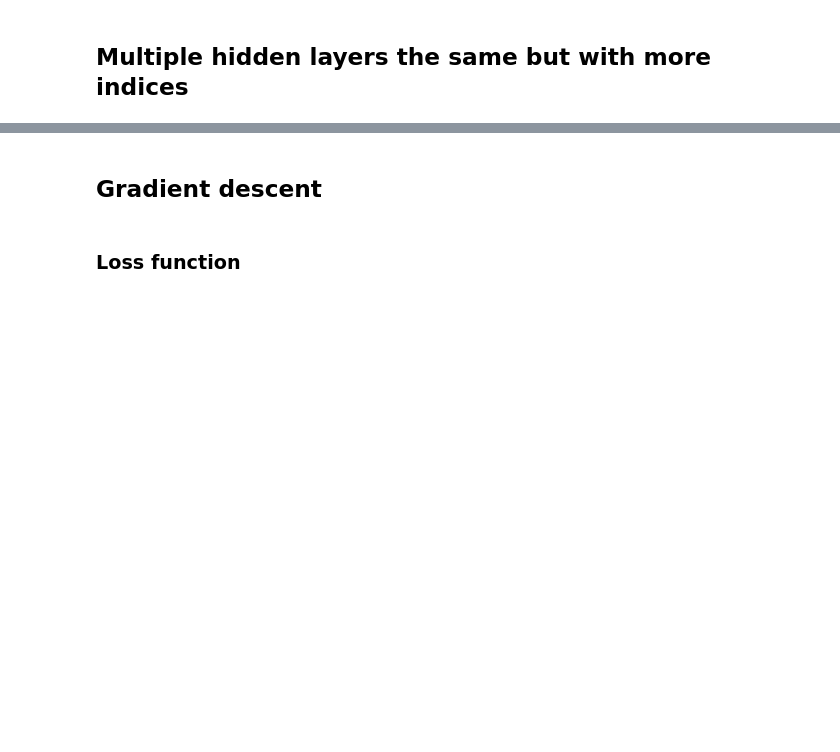
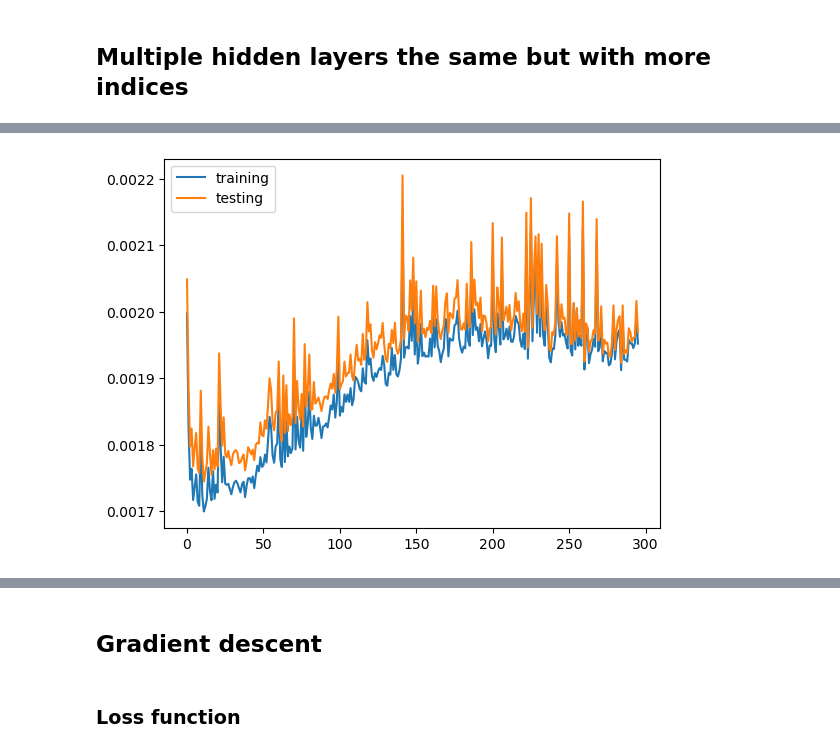
Before and after one commit to dave452/ML_LinearReg, a Jupyter notebook: Regression_NN.ipynb, the cells around one changed output, grey strips where cells are left out. Cells and saved outputs as stored; diff of their text form; code cells hidden in the pictures; blank space fills up the shorter version.

```diff
--- a/Regression_NN.ipynb
+++ b/Regression_NN.ipynb
@@ -868,0 +729,7 @@ print((np.floor( aL_test.T /  aL_test.max(axis = 1)).T * y_test).sum() / len(aL_
+# %%
+plt.plot(L_training[5:], label = 'training')
+plt.plot(L_testing[5:], label = 'testing')
+plt.legend()
+plt.show()
+# %% [output]
+[figure, added]
```
Also changed, not shown: parts of 66 cells of this notebook.
